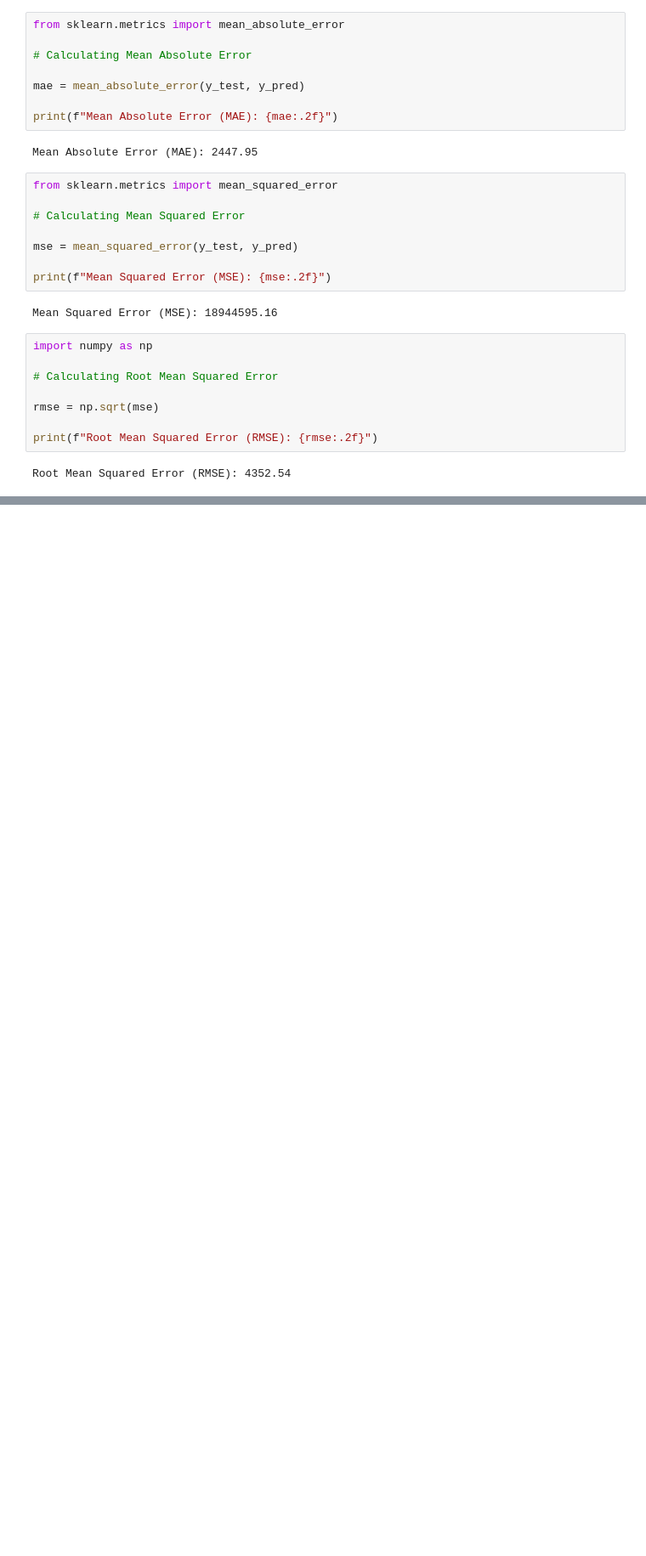
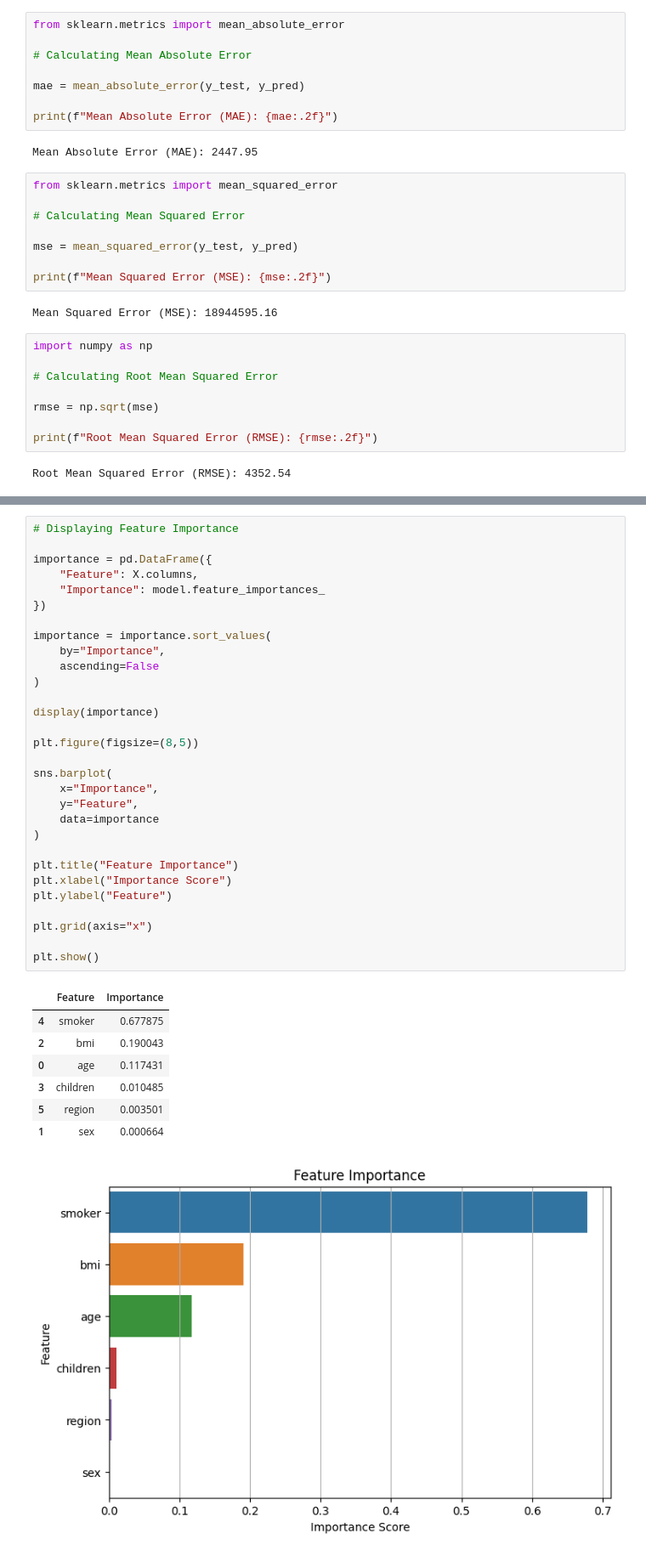
Before and after one commit to vibeee45/Machine-Learning, a Jupyter notebook: Supervised ML/Regression/Gradient Boosting Regression/Gradient Boosting Regression.ipynb, the cells around one changed output, grey strips where cells are left out. Shown at 85% size. Drawn from its saved outputs; the diff is of its cells as text; blank space fills up the shorter version.

```diff
--- a/Supervised ML/Regression/Gradient Boosting Regression/Gradient Boosting Regression.ipynb
+++ b/Supervised ML/Regression/Gradient Boosting Regression/Gradient Boosting Regression.ipynb
@@ -240,0 +295,39 @@ Root Mean Squared Error (RMSE): 4352.54
+# %%
+# Displaying Feature Importance
+
+importance = pd.DataFrame({
+    "Feature": X.columns,
+    "Importance": model.feature_importances_
+})
+
+importance = importance.sort_values(
+    by="Importance",
+    ascending=False
+)
+
+display(importance)
+
+plt.figure(figsize=(8,5))
+
+sns.barplot(
+    x="Importance",
+    y="Feature",
+    data=importance
+)
+
+plt.title("Feature Importance")
+plt.xlabel("Importance Score")
+plt.ylabel("Feature")
+
+plt.grid(axis="x")
+
+plt.show()
+# %% [output]
+|  | Feature | Importance |
+| 4 | smoker | 0.677875 |
+| 2 | bmi | 0.190043 |
+| 0 | age | 0.117431 |
+| 3 | children | 0.010485 |
+| 5 | region | 0.003501 |
+| 1 | sex | 0.000664 |
+[figure, added]
```
Also changed, not shown: parts of 4 cells of this notebook, 2 other files.
